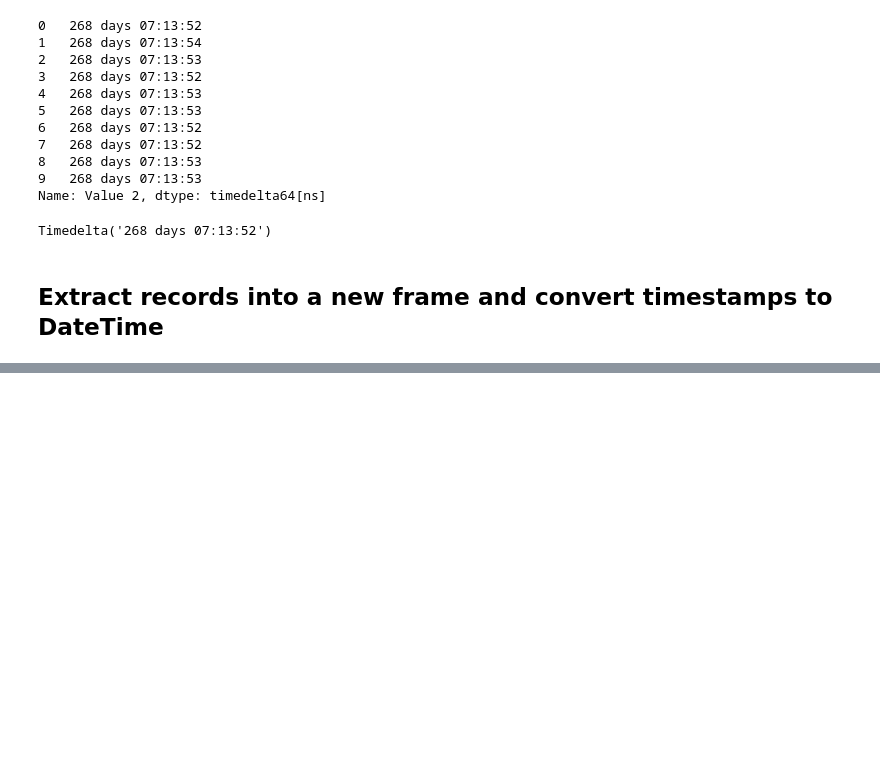
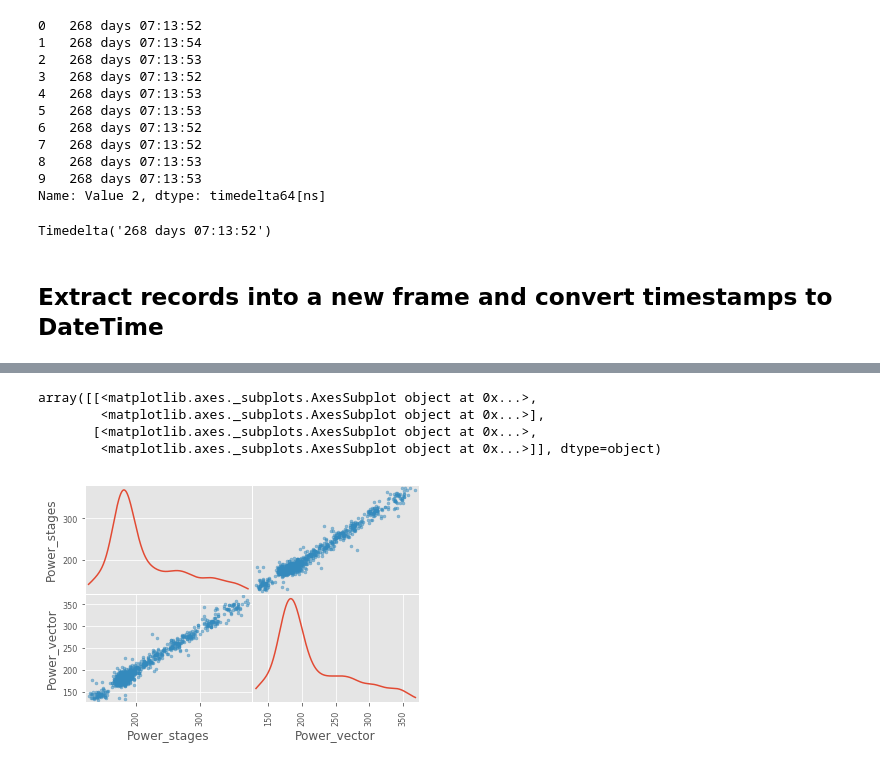
Before and after one commit to sladkovm/GarminVector_vs_StagesPower, a Jupyter notebook: read_in_csv.ipynb, the cells around one changed output, grey strips where cells are left out. Cells and saved outputs as stored; diff of their text form; code cells hidden in the pictures; blank space fills up the shorter version.

```diff
--- a/read_in_csv.ipynb
+++ b/read_in_csv.ipynb
@@ -163,0 +125,4 @@ Int64Index([   0,    1,    2,    3,    4,    5,    6,    7,    8,    9,
+# %%
+## Recalculate vector power as if it was 2xLeftLeg
+vector_records['Power'] = vector_records['Power']*2*(100.0-vector_records['Balance'])/100.0
+vector_records = vector_records.drop('Balance', axis=1)
@@ -163,0 +137,17 @@ Int64Index([   0,    1,    2,    3,    4,    5,    6,    7,    8,    9,
+# %%
+df = pd.merge(stages_records, vector_records, how='inner', on=['Timestamp'])
+df['Timestamp'] = df['Timestamp'] - df['Timestamp'][0] + pd.to_datetime(1)
+df['Timestamp'] = df['Timestamp'].map(lambda t: t.strftime('%M:%S'))
+df = df.set_index(['Timestamp'], drop=False)
+df.rename(columns={'Power_x':'Power_stages',
+                   'Cadence_x':'Cadence_stages',
+                   'Power_y':'Power_vector',
+                   'Cadence_y':'Cadence_vector'}, inplace=True)
+# %%
+pd.scatter_matrix(df[['Power_stages', 'Power_vector']], diagonal='kde')
+# %% [output]
+array([[<matplotlib.axes._subplots.AxesSubplot object at 0x...>,
+        <matplotlib.axes._subplots.AxesSubplot object at 0x...>],
+       [<matplotlib.axes._subplots.AxesSubplot object at 0x...>,
+        <matplotlib.axes._subplots.AxesSubplot object at 0x...>]], dtype=object)
+[figure, added]
```
Also changed, not shown: parts of 30 cells of this notebook, 1 other file.
